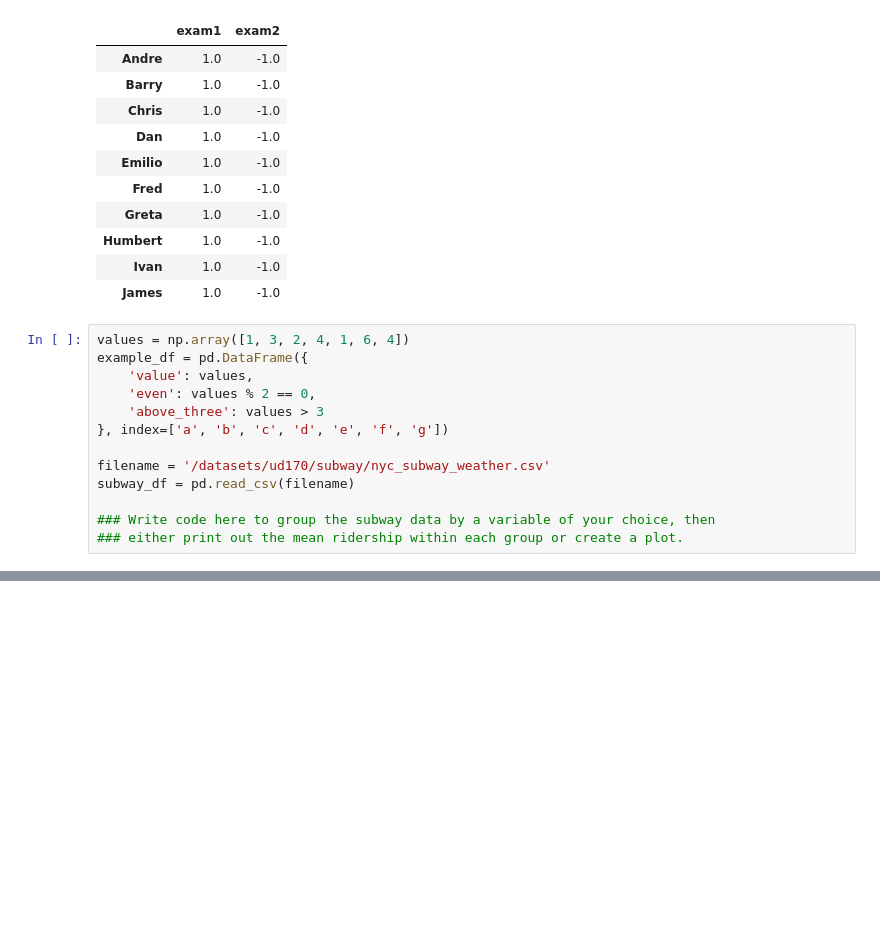
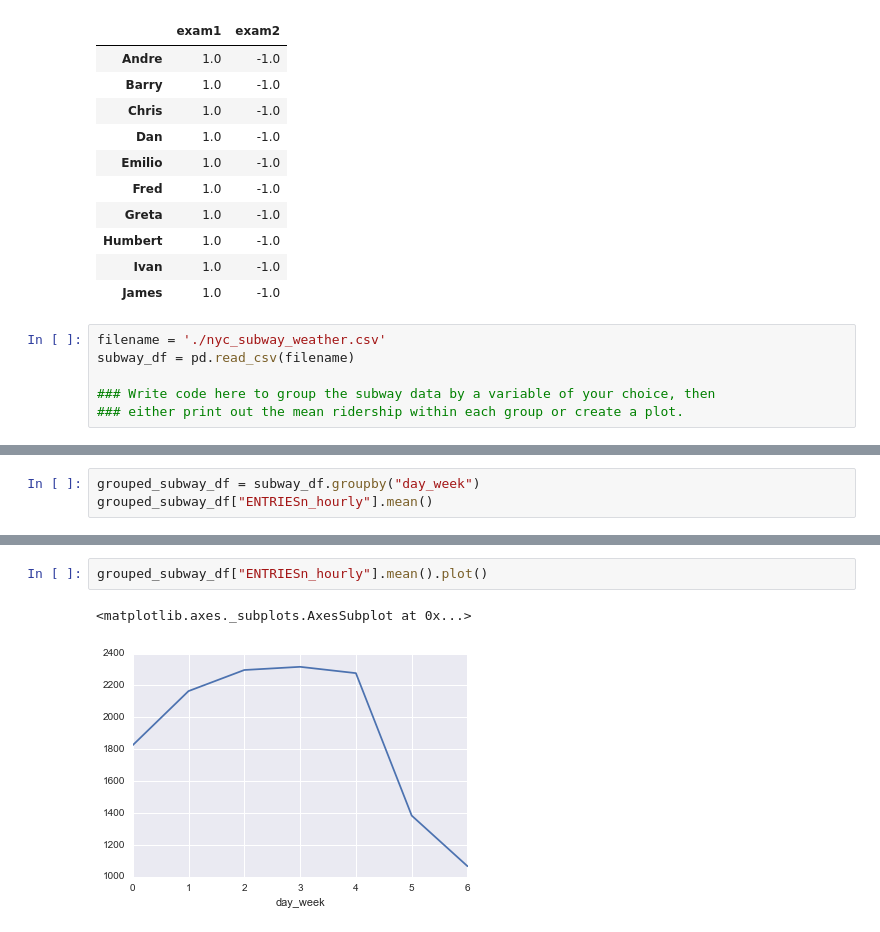
Before and after one commit to slangenbach/udacity-da-nanodegree, a Jupyter notebook: p2/L3_Personal_Code.ipynb, the cells around one changed output, grey strips where cells are left out. Cells and saved outputs as stored; diff of their text form; blank space fills up the shorter version.

```diff
--- a/p2/L3_Personal_Code.ipynb
+++ b/p2/L3_Personal_Code.ipynb
@@ -399,14 +400,7 @@ standardize_rows(grades_df)
 | Ivan | 1.0 | -1.0 |
 | James | 1.0 | -1.0 |
 # %%
-values = np.array([1, 3, 2, 4, 1, 6, 4])
-example_df = pd.DataFrame({
-    'value': values,
-    'even': values % 2 == 0,
-    'above_three': values > 3
-}, index=['a', 'b', 'c', 'd', 'e', 'f', 'g'])
-
-filename = '/datasets/ud170/subway/nyc_subway_weather.csv'
+filename = './nyc_subway_weather.csv'
 subway_df = pd.read_csv(filename)
 
 ### Write code here to group the subway data by a variable of your choice, then
@@ -413,0 +428,3 @@ subway_df = pd.read_csv(filename)
+# %%
+grouped_subway_df = subway_df.groupby("day_week")
+grouped_subway_df["ENTRIESn_hourly"].mean()
@@ -413,0 +441,5 @@ subway_df = pd.read_csv(filename)
+# %%
+grouped_subway_df["ENTRIESn_hourly"].mean().plot()
+# %% [output]
+<matplotlib.axes._subplots.AxesSubplot at 0x...>
+[figure, added]
```
Also changed, not shown: parts of 12 cells of this notebook.
